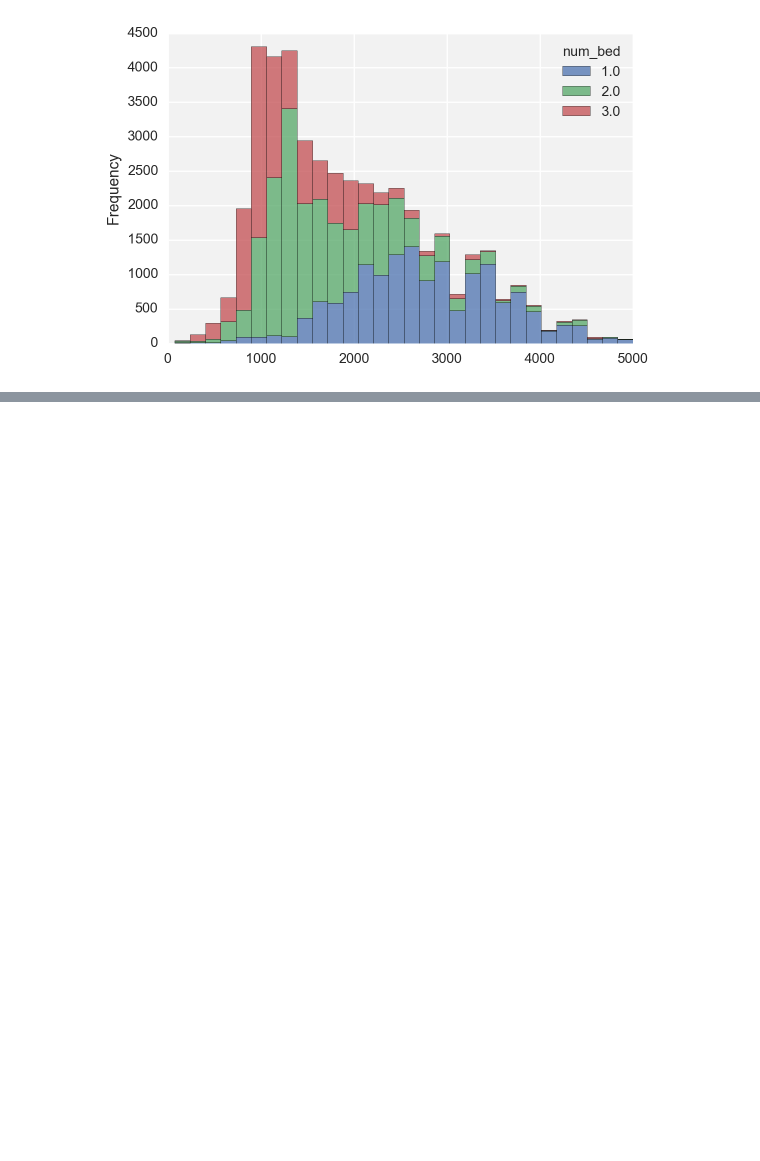
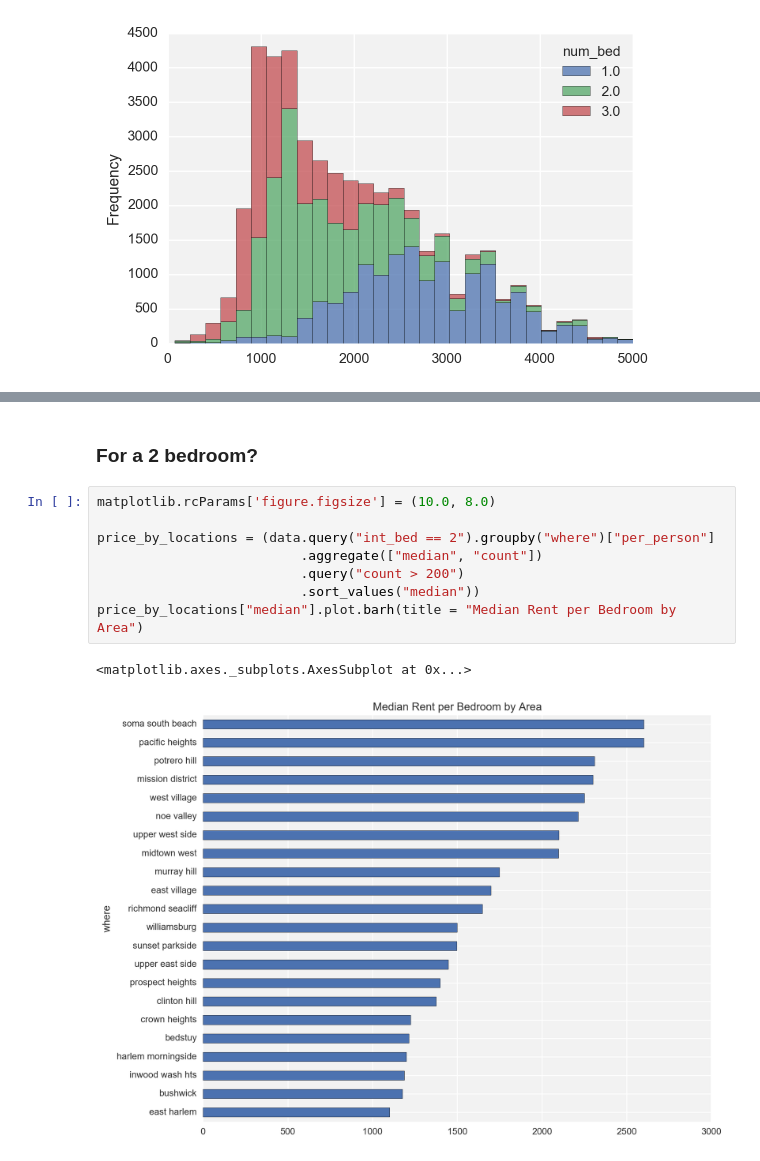
Before and after one commit to apapiu/Craiglist_Project, a Jupyter notebook: Data Analysis/Main EDA NYC+SF.ipynb, the cells around one changed output, grey strips where cells are left out. Drawn from its saved outputs; the diff is of its cells as text; blank space fills up the shorter version.

```diff
--- a/Data Analysis/Main EDA NYC+SF.ipynb
+++ b/Data Analysis/Main EDA NYC+SF.ipynb
@@ -164,0 +228,13 @@ price_by_locations["median"].plot.barh(title = "Median Rent per Bedroom by Area"
+# %% [markdown]
+### For a 2 bedroom?
+# %%
+matplotlib.rcParams['figure.figsize'] = (10.0, 8.0)
+
+price_by_locations = (data.query("int_bed == 2").groupby("where")["per_person"]
+                          .aggregate(["median", "count"])
+                          .query("count > 200")
+                          .sort_values("median"))
+price_by_locations["median"].plot.barh(title = "Median Rent per Bedroom by Area")
+# %% [output]
+<matplotlib.axes._subplots.AxesSubplot at 0x...>
+[figure, added]
```
Also changed, not shown: parts of 38 cells of this notebook, 7 other files.
